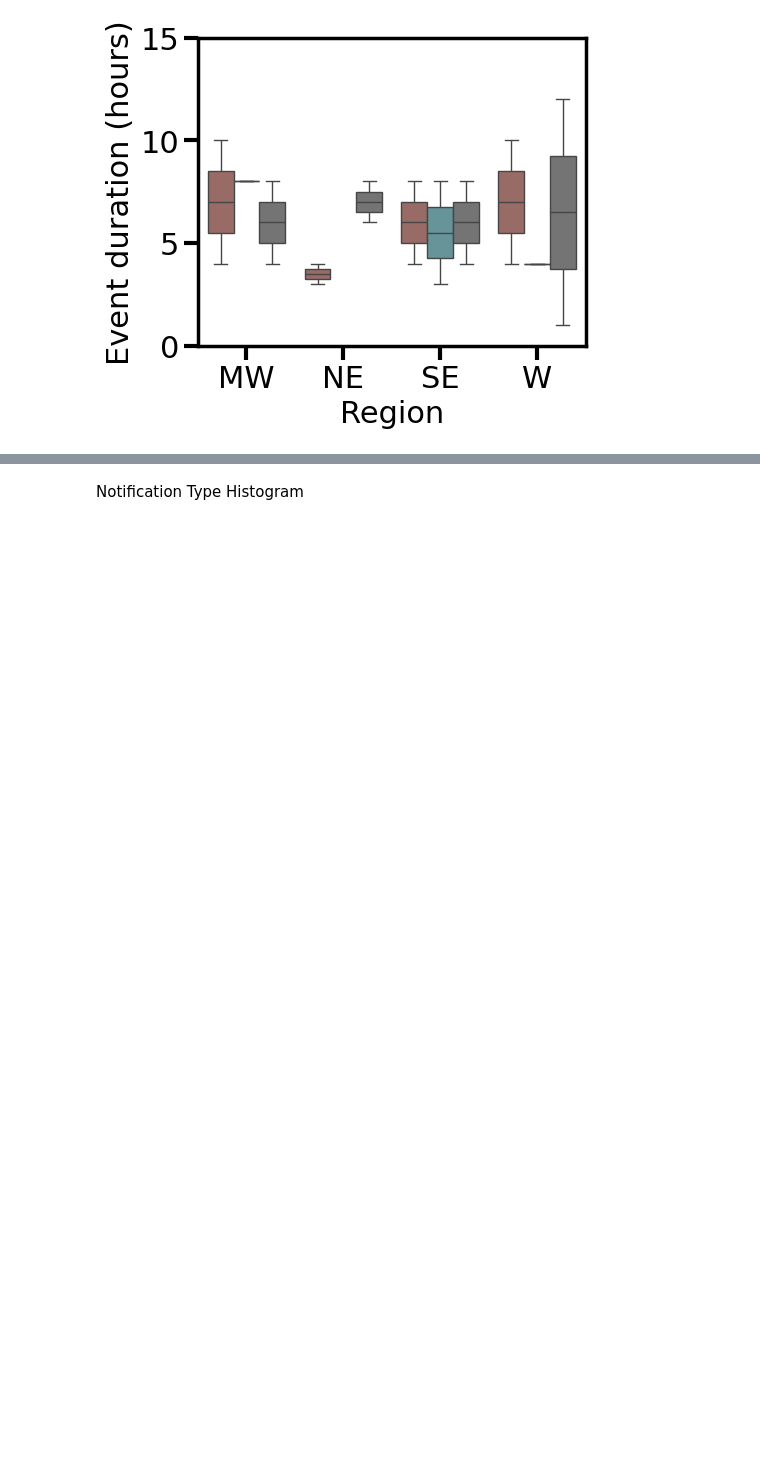
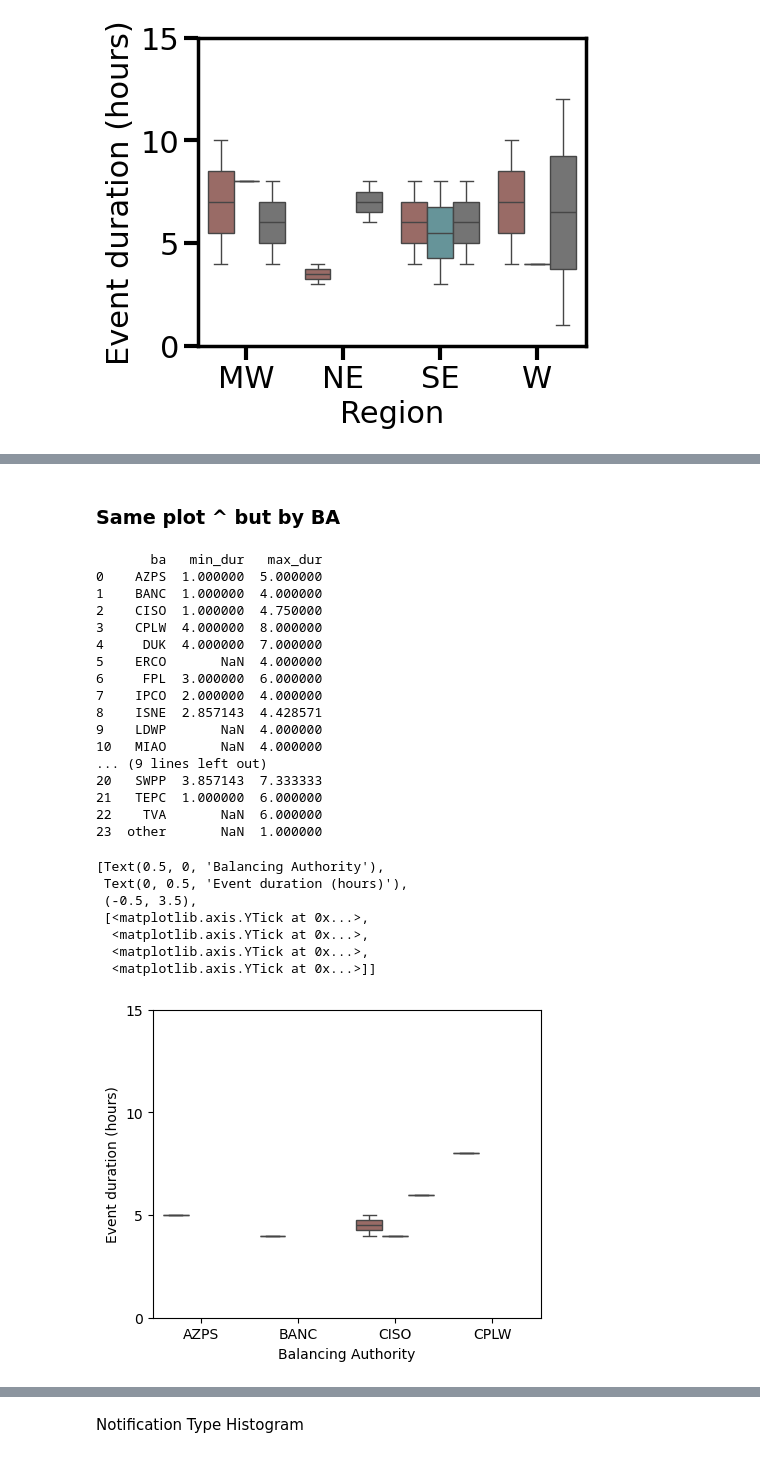
Before and after one commit to we3lab/dr-programs, a Jupyter notebook: analysis/surge_data_analysis.ipynb, the cells around one changed output, grey strips where cells are left out. Drawn from its saved outputs; the diff is of its cells as text; code cells hidden in the pictures; blank space fills up the shorter version.

```diff
--- a/analysis/surge_data_analysis.ipynb
+++ b/analysis/surge_data_analysis.ipynb
@@ -721,0 +741,60 @@ findfont: Font family 'Arial' not found.
+# %% [markdown]
+### Same plot ^ but by BA
+# %%
+import pandas as pd
+import matplotlib.pyplot as plt
+import seaborn as sns
+import os
+import numpy as np
+
+data = pd.read_csv(os.path.join(os.path.dirname(os.getcwd()), 'data/program_data/us_program_data.csv'))
+
+# Group by iso/rto and calculate the necessary statistics
+ba_durations = data.groupby(['ba'])[['min_dur', 'max_dur']].mean().reset_index()
+
+# Display the iso/rto DataFrame
+print(ba_durations)
+
+# Calculate the minimum and maximum durations per season for each iso/rto
+durations = data.groupby(['ba', 'season'])['max_dur'].agg(['min', 'max']).reset_index()
+
+# Melt the DataFrame to long format for seaborn
+durations_melted = durations.melt(id_vars=['ba', 'season'], value_vars=['min', 'max'], var_name='duration_type', value_name='duration')
+
+# replace the season such that the first letter is capitalized and replace _ with space
+durations_melted['season'] = durations_melted['season'].str.capitalize().str.replace('_', ' ')
+
+durations_melted
+
+# plot a box and whisker plot of the durations by iso/rto and season
+fig, ax = plt.subplots(figsize=(5,4))
+
+my_palette = {'Summer': '#A1645E', 'Winter': '#5E9BA1', 'Year round': '#747474'}
+sns.boxplot(x='ba', y='duration', hue='season', palette=my_palette, data=durations_melted, ax=ax, legend=False)
+ax.set(xlabel='Balancing Authority', ylabel='Event duration (hours)', xlim=(-0.5, 3.5), yticks=np.arange(0, 17, 5))
+# %% [output]
+       ba   min_dur   max_dur
+0    AZPS  1.000000  5.000000
+1    BANC  1.000000  4.000000
+2    CISO  1.000000  4.750000
+3    CPLW  4.000000  8.000000
+4     DUK  4.000000  7.000000
+5    ERCO       NaN  4.000000
+6     FPL  3.000000  6.000000
+7    IPCO  2.000000  4.000000
+8    ISNE  2.857143  4.428571
+9    LDWP       NaN  4.000000
+10   MIAO       NaN  4.000000
+... (9 lines left out)
+20   SWPP  3.857143  7.333333
+21   TEPC  1.000000  6.000000
+22    TVA       NaN  6.000000
+23  other       NaN  1.000000
+[Text(0.5, 0, 'Balancing Authority'),
+ Text(0, 0.5, 'Event duration (hours)'),
+ (-0.5, 3.5),
+ [<matplotlib.axis.YTick at 0x...>,
+  <matplotlib.axis.YTick at 0x...>,
+  <matplotlib.axis.YTick at 0x...>,
+  <matplotlib.axis.YTick at 0x...>]]
+[figure, added]
```
Also changed, not shown: parts of 9 cells of this notebook, 3 other files.
